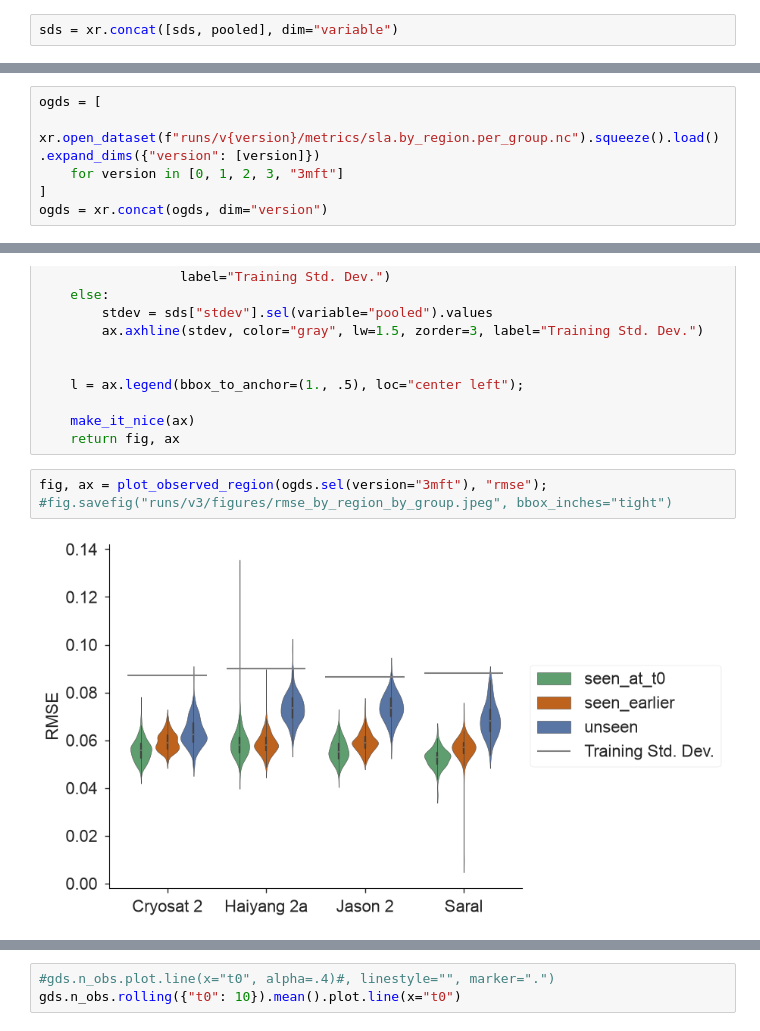
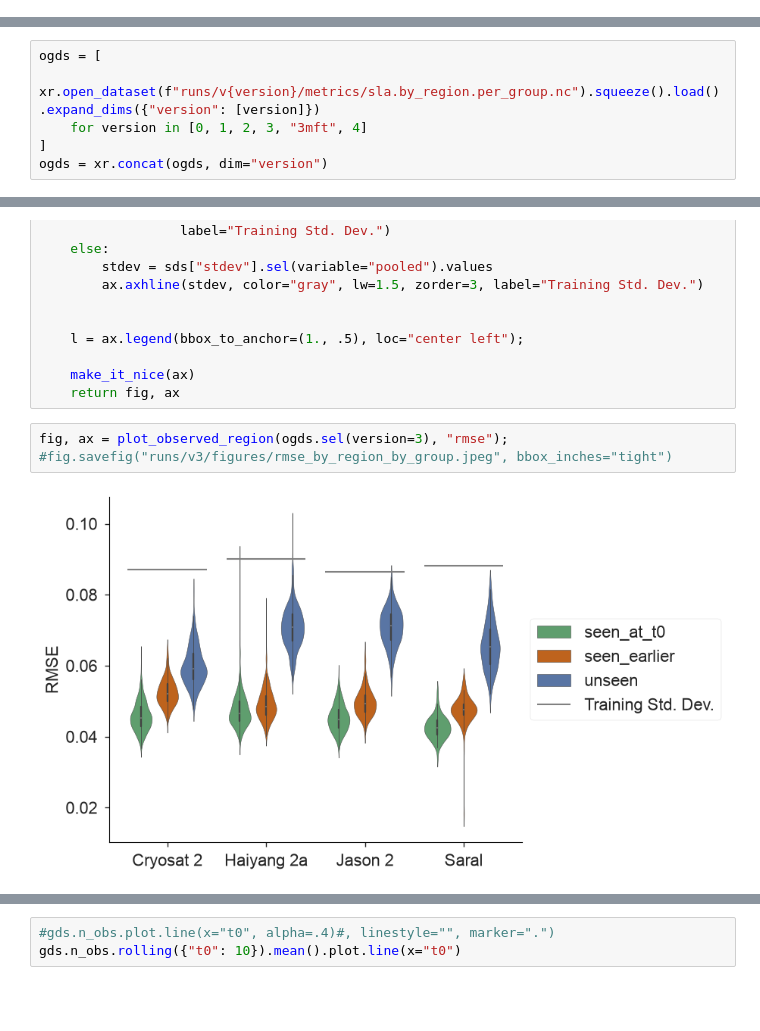
Before and after one commit to timothyas/nese, a Jupyter notebook: experimental/local-sla-16yr/plot_metrics.ipynb, the cells around one changed output, grey strips where cells are left out. Saved outputs shown, nothing was run; the diff lists cells and outputs as text; blank space fills up the shorter version.

```diff
--- a/experimental/local-sla-16yr/plot_metrics.ipynb
+++ b/experimental/local-sla-16yr/plot_metrics.ipynb
@@ -48,2 +39,0 @@ pooled = pooled.expand_dims({"variable": np.asarray(["pooled"]).astype(sds.varia
-# %%
-sds = xr.concat([sds, pooled], dim="variable")
@@ -182,7 +152,7 @@ ax.legend();
 # %%
 ogds = [
     xr.open_dataset(f"runs/v{version}/metrics/sla.by_region.per_group.nc").squeeze().load().expand_dims({"version": [version]})
-    for version in [0, 1, 2, 3, "3mft"]
+    for version in [0, 1, 2, 3, "3mft", 4]
 ]
 ogds = xr.concat(ogds, dim="version")
 # %%
@@ -240,10 +192,10 @@ def plot_observed_region(xds, metric, x="group", hue="region"):
     make_it_nice(ax)
     return fig, ax
 # %%
-fig, ax = plot_observed_region(ogds.sel(version="3mft"), "rmse");
+fig, ax = plot_observed_region(ogds.sel(version=3), "rmse");
 #fig.savefig("runs/v3/figures/rmse_by_region_by_group.jpeg", bbox_inches="tight")
 # %% [output]
-[figure, old version]
+[figure, new version]
 # %%
 fig, ax = plot_observed_region(ogds, metric="rmse", x="region", hue="version")
 fig.savefig(f"figures/rmse_vs_region_by_version.jpeg", dpi=300, bbox_inches="tight")
```
Also changed, not shown: parts of 14 cells of this notebook, 8 other files.
